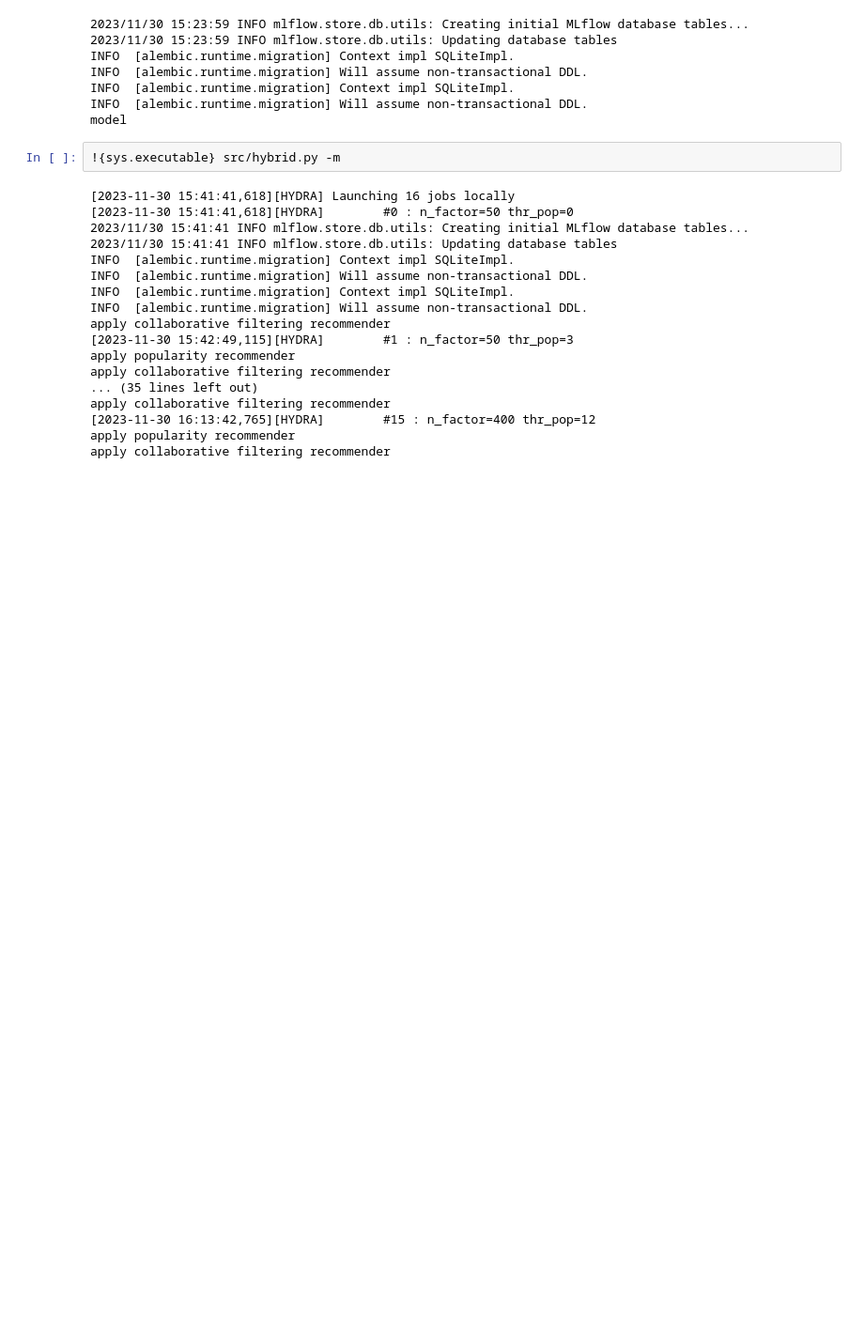
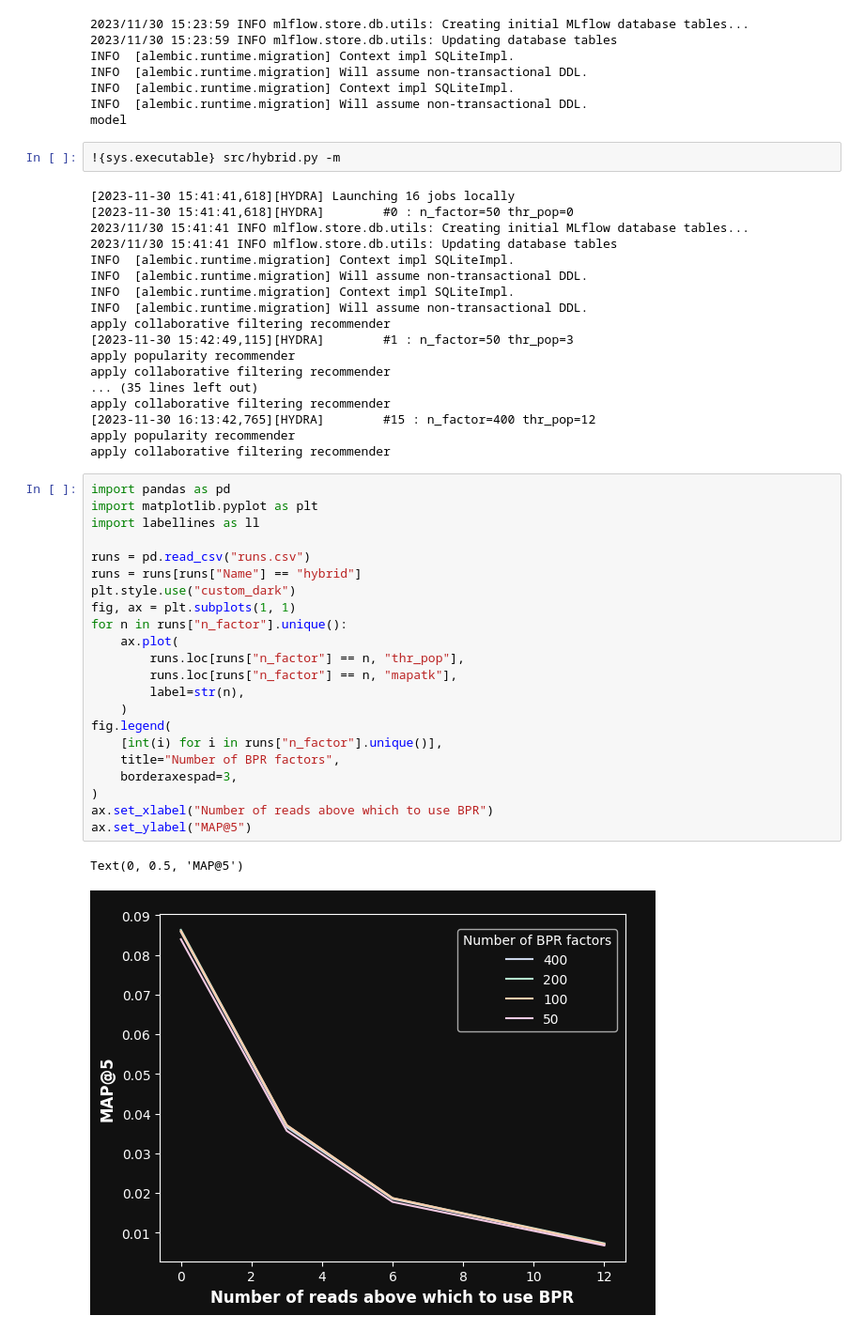
Before and after one commit to lefpradier/article-recommender, a Jupyter notebook: main.ipynb, the cells around one changed output. Shown at 94% size. Saved outputs shown, nothing was run; the diff lists cells and outputs as text; blank space fills up the shorter version.

```diff
--- a/main.ipynb
+++ b/main.ipynb
@@ -112,3 +106,28 @@ apply collaborative filtering recommender
 [2023-11-30 16:13:42,765][HYDRA]        #15 : n_factor=400 thr_pop=12
 apply popularity recommender
 apply collaborative filtering recommender
+# %%
+import pandas as pd
+import matplotlib.pyplot as plt
+import labellines as ll
+
+runs = pd.read_csv("runs.csv")
+runs = runs[runs["Name"] == "hybrid"]
+plt.style.use("custom_dark")
+fig, ax = plt.subplots(1, 1)
+for n in runs["n_factor"].unique():
+    ax.plot(
+        runs.loc[runs["n_factor"] == n, "thr_pop"],
+        runs.loc[runs["n_factor"] == n, "mapatk"],
+        label=str(n),
+    )
+fig.legend(
+    [int(i) for i in runs["n_factor"].unique()],
+    title="Number of BPR factors",
+    borderaxespad=3,
+)
+ax.set_xlabel("Number of reads above which to use BPR")
+ax.set_ylabel("MAP@5")
+# %% [output]
+Text(0, 0.5, 'MAP@5')
+[figure, added]
```
Also changed, not shown: parts of 2 cells of this notebook, 13 other files.
